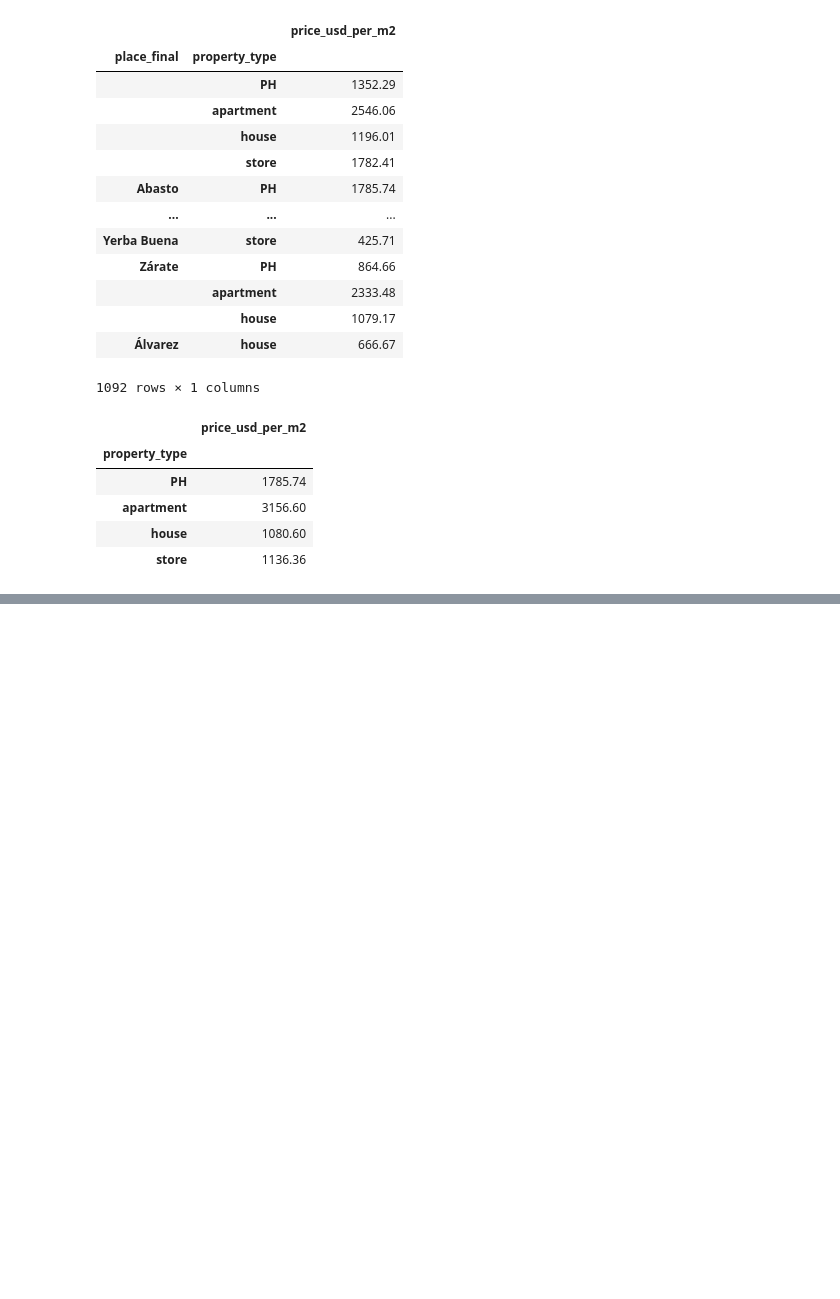
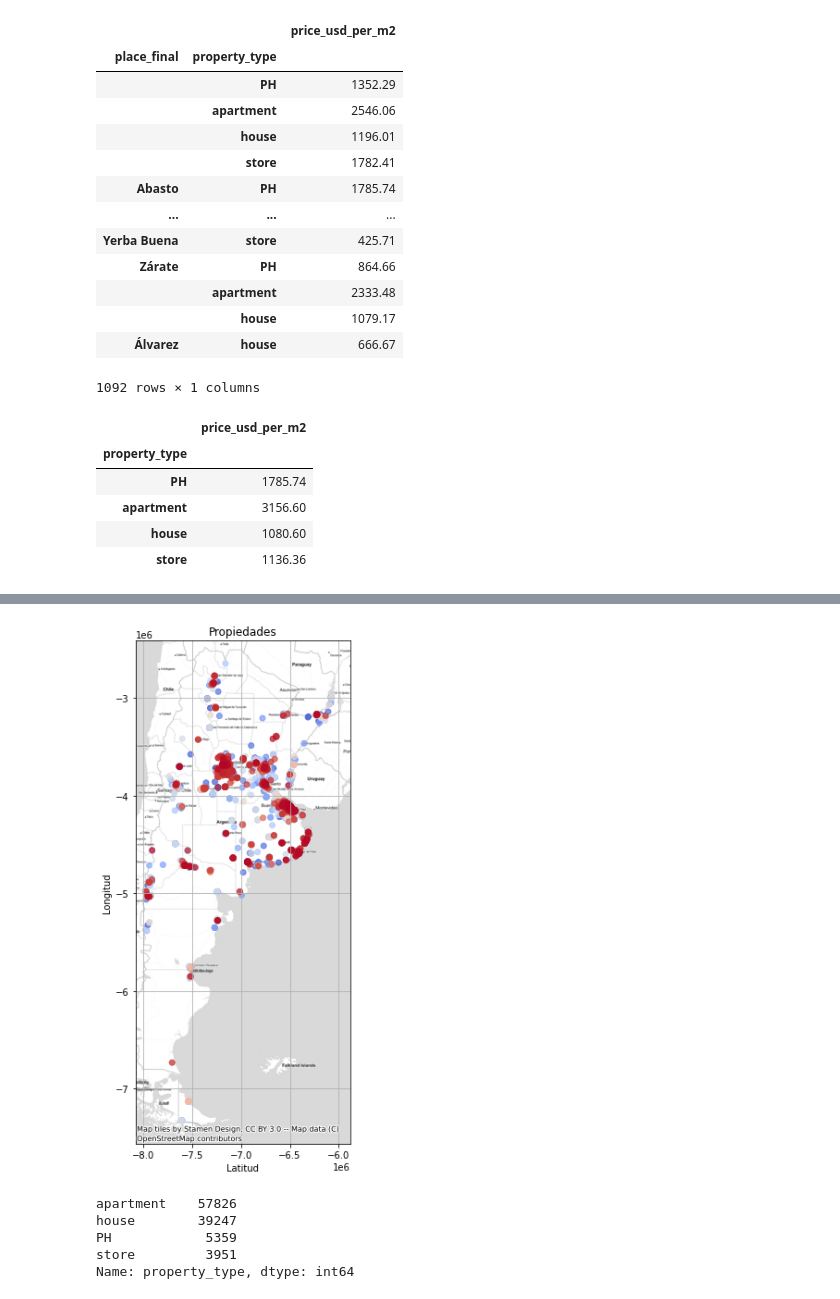
Before and after one commit to FernandoCastroSaia/DH, a Jupyter notebook: TPMerge3.ipynb, the cells around one changed output, grey strips where cells are left out. Drawn from its saved outputs; the diff is of its cells as text; code cells hidden in the pictures; blank space fills up the shorter version.

```diff
--- a/TPMerge3.ipynb
+++ b/TPMerge3.ipynb
@@ -797,0 +729,8 @@ abastoprices
+# %%
+#eliminamos outliers o errores de locación
+
+data_3_nodup=data_3_nodup.drop(index=[28512])
+data_3_nodup=data_3_nodup.drop(index=[9761])
+# %%
+geo_prop = gpd.points_from_xy(data_3_nodup.lon, data_3_nodup.lat)
+dptos = gpd.GeoDataFrame(data_3_nodup, geometry=geo_prop)
@@ -797,0 +744,23 @@ abastoprices
+# %%
+fig, ax = plt.subplots(figsize=(6,10))
+ax.set_title('Propiedades')
+ax.set_xlabel('Latitud')
+ax.set_ylabel('Longitud')
+plt.grid()
+
+dptos.crs = "EPSG:4326"
+geo_mask_3857 = dptos.to_crs(epsg=3857)
+geo_mask_3857.plot(cmap='coolwarm', ax=ax,legend = True,alpha=0.7)
+
+cx.add_basemap(ax, source=cx.providers.Stamen.TonerLite)
+# %% [output]
+[figure, added]
+# %%
+tipo_prop=data_3_nodup['property_type'].value_counts()
+tipo_prop
+# %% [output]
+apartment    57826
+house        39247
+PH            5359
+store         3951
+Name: property_type, dtype: int64
```
Also changed, not shown: parts of 57 cells of this notebook.
